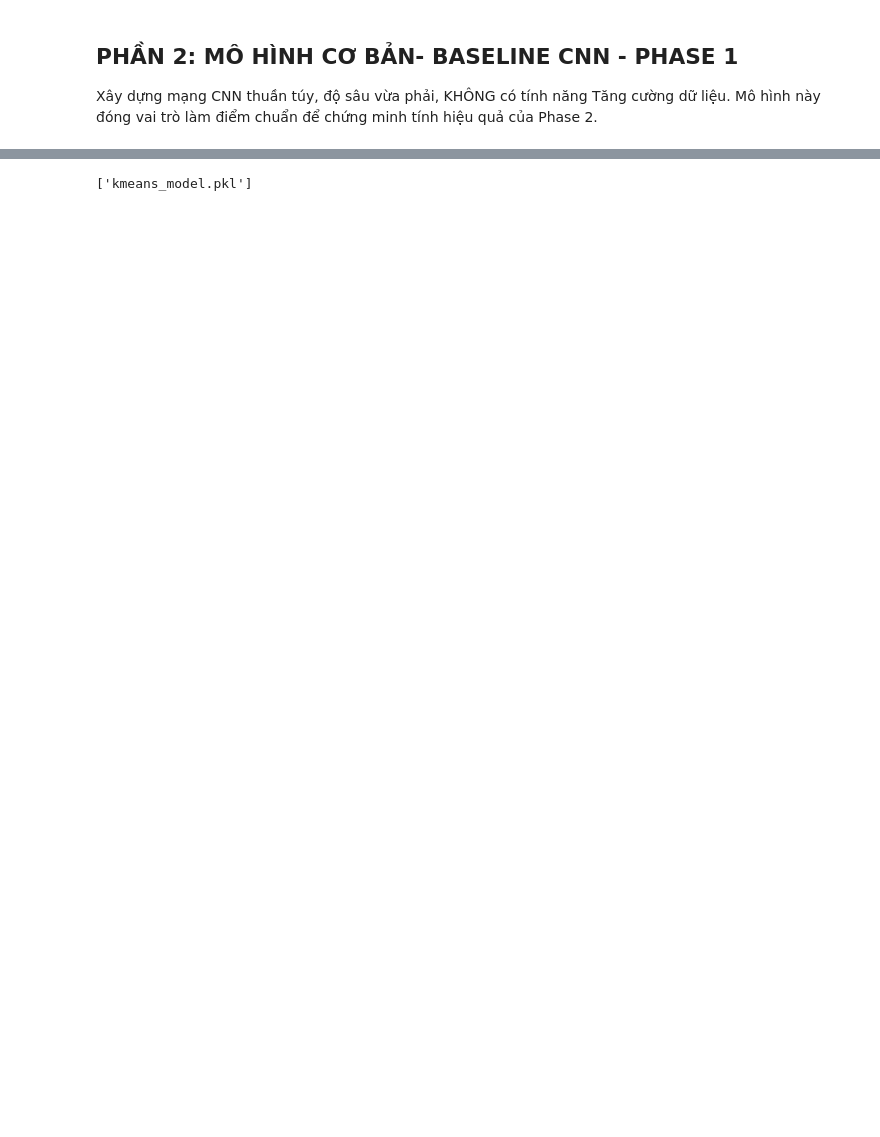
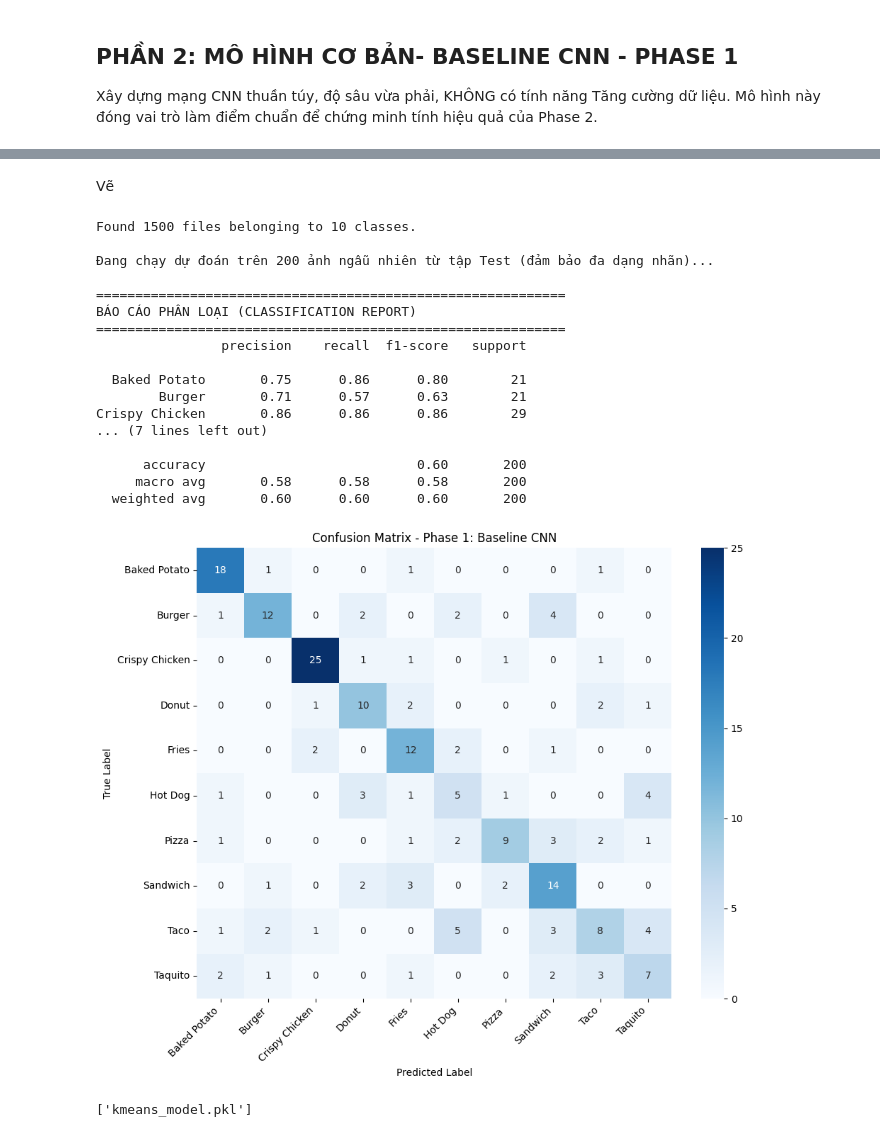
Before and after one commit to Tthoong129/KhaiPhaDuLieu, a Jupyter notebook: notebooks/Training_Pipeline.ipynb, the cells around one changed output, grey strips where cells are left out. Saved outputs shown, nothing was run; the diff lists cells and outputs as text; code cells hidden in the pictures; blank space fills up the shorter version.

```diff
--- a/notebooks/Training_Pipeline.ipynb
+++ b/notebooks/Training_Pipeline.ipynb
@@ -127,3 +123,78 @@ Epoch 60/60
+# %% [markdown]
+Vẽ
+# %%
+import numpy as np
+
+test_ds = tf.keras.utils.image_dataset_from_directory(
+    os.path.join(BASE_DIR, 'Test'),
+    image_size=IMG_SIZE,
+    batch_size=BATCH_SIZE,
+    label_mode='categorical',
+    shuffle=True,
+    seed=42
+)
+
+class_names = test_ds.class_names
+
+print("\nĐang chạy dự đoán trên 200 ảnh ngẫu nhiên từ tập Test (đảm bảo đa dạng nhãn)...")
+y_true = []
+y_pred_probs = []
+
+count = 0
+limit = 200
+
+for images, labels in test_ds:
+    if count >= limit: break
+
+    batch_size_actual = images.shape[0]
+    if count + batch_size_actual > limit:
+        needed = limit - count
+        images = images[:needed]
+        labels = labels[:needed]
+
+    y_true.extend(np.argmax(labels.numpy(), axis=1))
+    preds = model_p1.predict(images, verbose=0)
+    y_pred_probs.extend(preds)
+
+    count += images.shape[0]
+
+y_pred = np.argmax(y_pred_probs, axis=1)
+
+print("\n" + "="*60)
+print(f"BÁO CÁO PHÂN LOẠI (CLASSIFICATION REPORT)")
+print("="*60)
+print(classification_report(y_true, y_pred, target_names=class_names))
+
+cm = confusion_matrix(y_true, y_pred)
+
+plt.figure(figsize=(10, 8))
+sns.heatmap(cm, annot=True, fmt='d', cmap='Blues',
+            xticklabels=class_names, yticklabels=class_names)
+plt.title(f'Confusion Matrix - Phase 1: Baseline CNN')
+plt.ylabel('True Label')
+plt.xlabel('Predicted Label')
+plt.xticks(rotation=45, ha='right')
+plt.tight_layout()
+plt.show()
+# %% [output]
+Found 1500 files belonging to 10 classes.
+
+Đang chạy dự đoán trên 200 ảnh ngẫu nhiên từ tập Test (đảm bảo đa dạng nhãn)...
+
+============================================================
+BÁO CÁO PHÂN LOẠI (CLASSIFICATION REPORT)
+============================================================
+                precision    recall  f1-score   support
+
+  Baked Potato       0.75      0.86      0.80        21
+        Burger       0.71      0.57      0.63        21
+Crispy Chicken       0.86      0.86      0.86        29
+... (7 lines left out)
+
+      accuracy                           0.60       200
+     macro avg       0.58      0.58      0.58       200
+  weighted avg       0.60      0.60      0.60       200
+[figure, added]
 # %%
 feature_extractor = models.Sequential(model_p1.layers[:-1])
 
```
Also changed, not shown: parts of 7 cells of this notebook, 2 other files.
